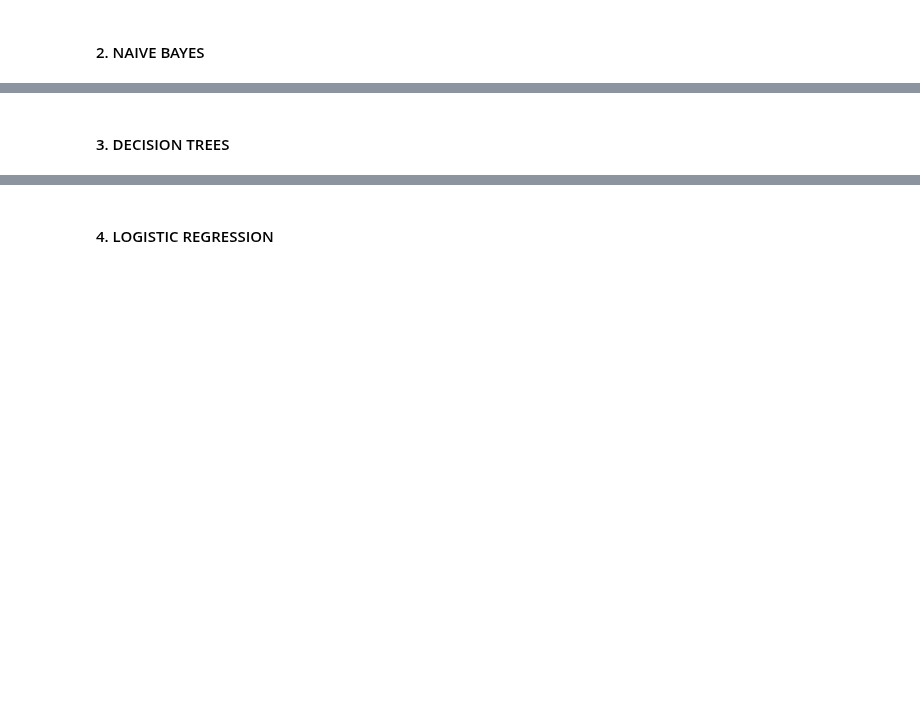
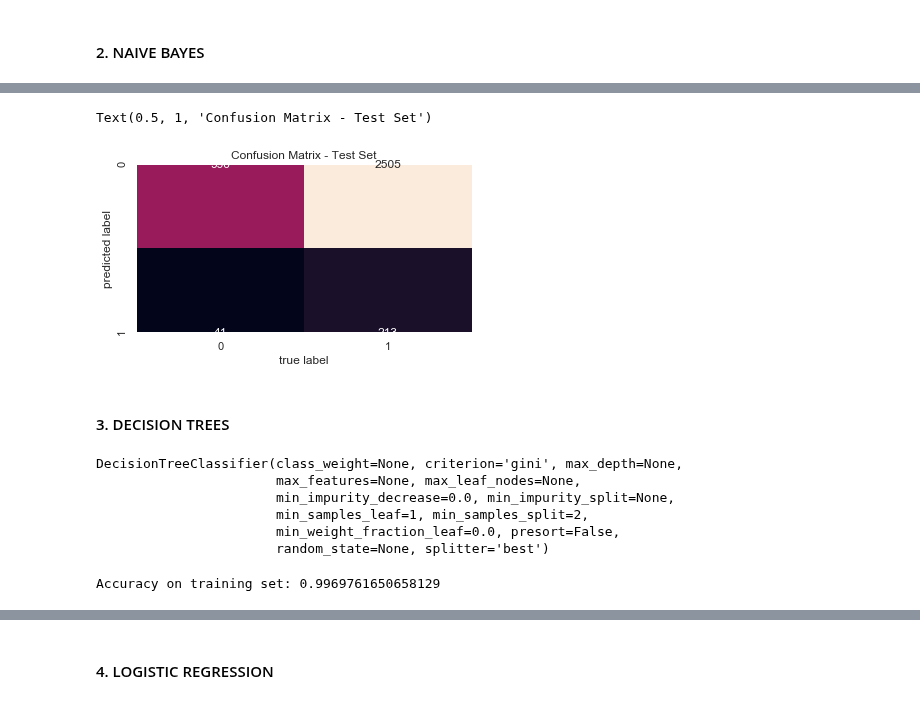
Before and after one commit to beatriz-lima/Machine-Learning-2019, a Jupyter notebook: Notes_Project.ipynb, the cells around one changed output, grey strips where cells are left out. Saved outputs shown, nothing was run; the diff lists cells and outputs as text; code cells hidden in the pictures; blank space fills up the shorter version.

Commit message:
trees and logistics

```diff
--- a/Notes_Project.ipynb
+++ b/Notes_Project.ipynb
@@ -851,17 +983,25 @@ print(classification_report(y_test_b,y_test_pred_b_GNB))
 # %%
-cm_test = confusion_matrix(y_test_b, y_test_pred_b_GNB)
+cm_test = confusion_matrix(y_test_binary, y_test_pred_b_GNB)
 
 sns.heatmap(cm_test.T, square=True, annot=True, fmt='d', cbar=False,
             xticklabels=(0,1),
             yticklabels=(0,1))
 plt.xlabel('true label')
 plt.ylabel('predicted label');
 plt.title('Confusion Matrix - Test Set')
+# %% [output]
+Text(0.5, 1, 'Confusion Matrix - Test Set')
+[figure, added]
 # %% [markdown]
 #### 3. DECISION TREES
 # %%
-dtc_Gini = tree.DecisionTreeClassifier() # criterion = "Gini"
+dec_trees_b = tree.DecisionTreeClassifier() # criterion = "Gini"
 
-dtc_Gini = dtc_Gini.fit(ex1, tgt1)
-
-dtc_Gini
+dec_trees_b
+# %% [output]
+DecisionTreeClassifier(class_weight=None, criterion='gini', max_depth=None,
+                       max_features=None, max_leaf_nodes=None,
+                       min_impurity_decrease=0.0, min_impurity_split=None,
+                       min_samples_leaf=1, min_samples_split=2,
+                       min_weight_fraction_leaf=0.0, presort=False,
+                       random_state=None, splitter='best')
@@ -873,0 +1008,9 @@ dot_data = tree.export_graphviz(dtc_Gini, out_file="pets.dot",
+# %%
+dec_trees_b = dec_trees_b.fit(X_train, y_train_binary)
+
+# predictions for train set
+y_train_pred_b_trees = dec_trees_b.predict(X_train)
+
+print("Accuracy on training set:",  dec_trees_b.score(X_train, y_train_binary))
+# %% [output]
+Accuracy on training set: 0.9969761650658129
```
Also changed, not shown: parts of 69 cells of this notebook.
